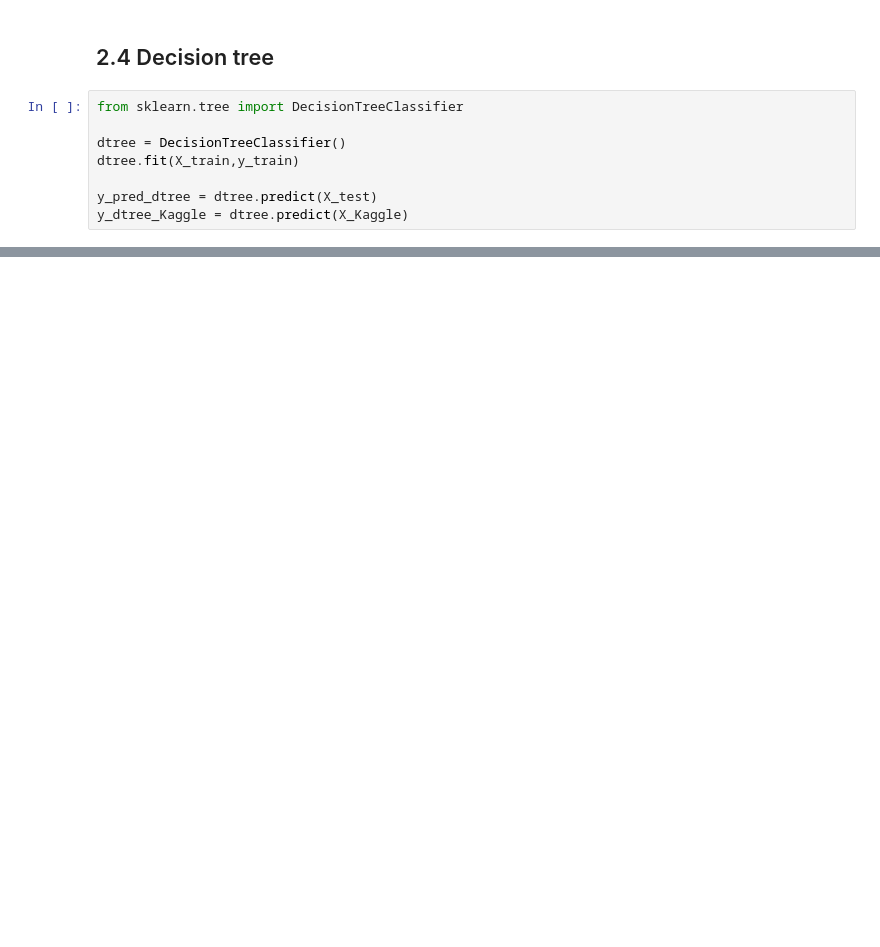
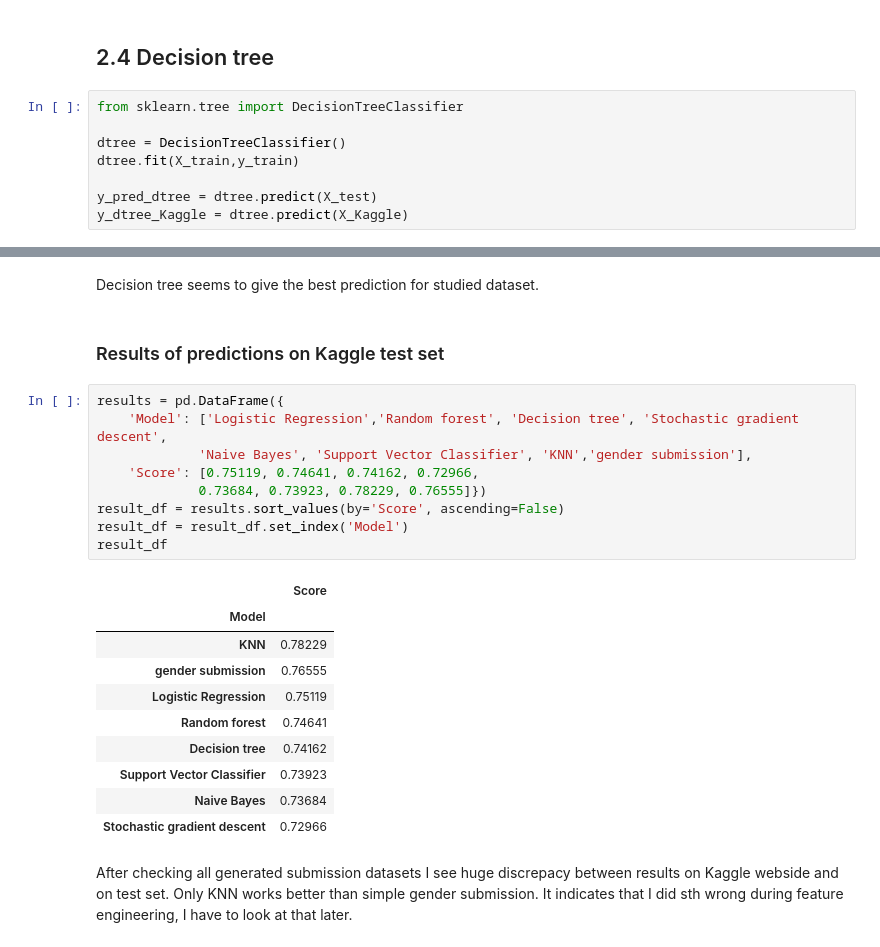
Before and after one commit to JoannaKG/Data-science-learning, a Jupyter notebook: Titanic/2. Prediction model.ipynb, the cells around one changed output, grey strips where cells are left out. Drawn from its saved outputs; the diff is of its cells as text; blank space fills up the shorter version.

Commit message:
Add new predition models

```diff
--- a/Titanic/2. Prediction model.ipynb
+++ b/Titanic/2. Prediction model.ipynb
@@ -176,0 +477,26 @@ submission.head()
+# %% [markdown]
+Decision tree seems to give the best prediction for studied dataset.
+# %% [markdown]
+### Results of predictions on Kaggle test set
+# %%
+results = pd.DataFrame({
+    'Model': ['Logistic Regression','Random forest', 'Decision tree', 'Stochastic gradient descent',
+             'Naive Bayes', 'Support Vector Classifier', 'KNN','gender submission'],
+    'Score': [0.75119, 0.74641, 0.74162, 0.72966,
+             0.73684, 0.73923, 0.78229, 0.76555]})
+result_df = results.sort_values(by='Score', ascending=False)
+result_df = result_df.set_index('Model')
+result_df
+# %% [output]
+|  | Score |
+| Model |  |
+| KNN | 0.78229 |
+| gender submission | 0.76555 |
+| Logistic Regression | 0.75119 |
+| Random forest | 0.74641 |
+| Decision tree | 0.74162 |
+| Support Vector Classifier | 0.73923 |
+| Naive Bayes | 0.73684 |
+| Stochastic gradient descent | 0.72966 |
+# %% [markdown]
+After checking all generated submission datasets I see huge discrepacy between results on Kaggle webside and on test set. Only KNN works better than simple gender submission. It indicates that I did sth wrong during feature engineering, I have to look at that later.
```
Also changed, not shown: parts of 46 cells of this notebook.
